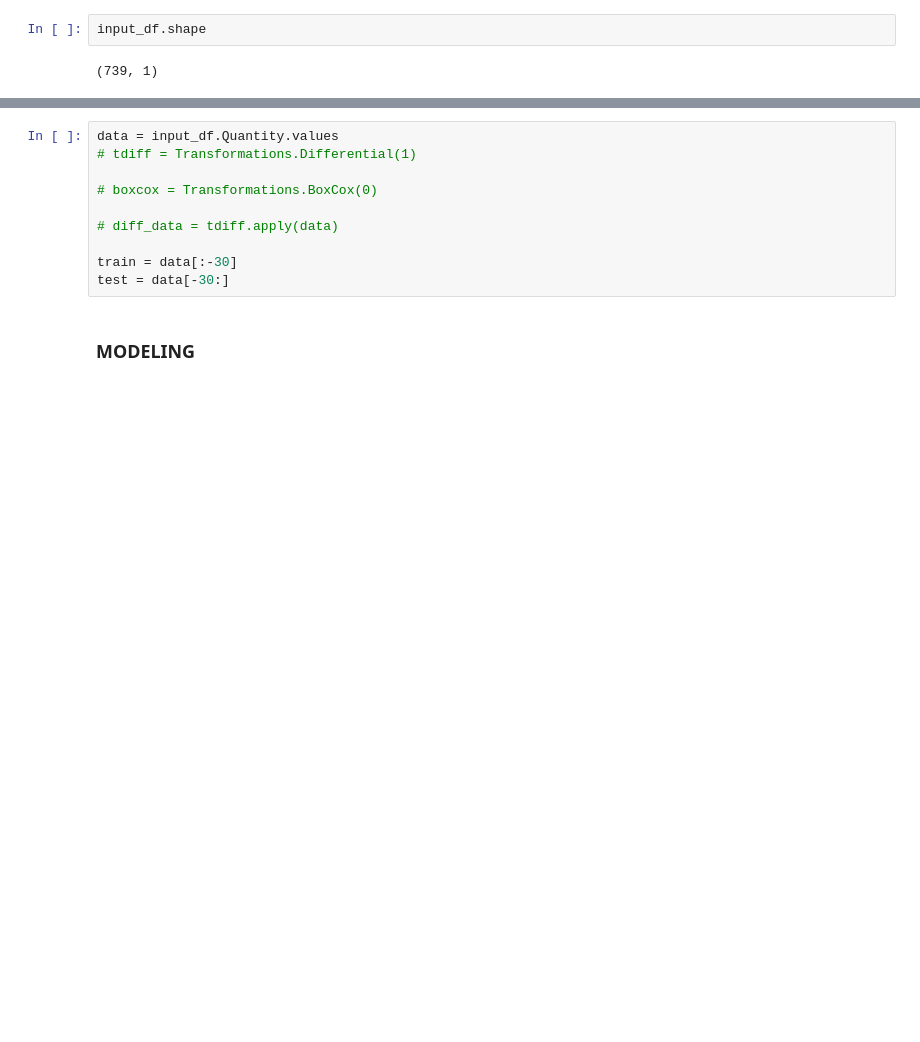
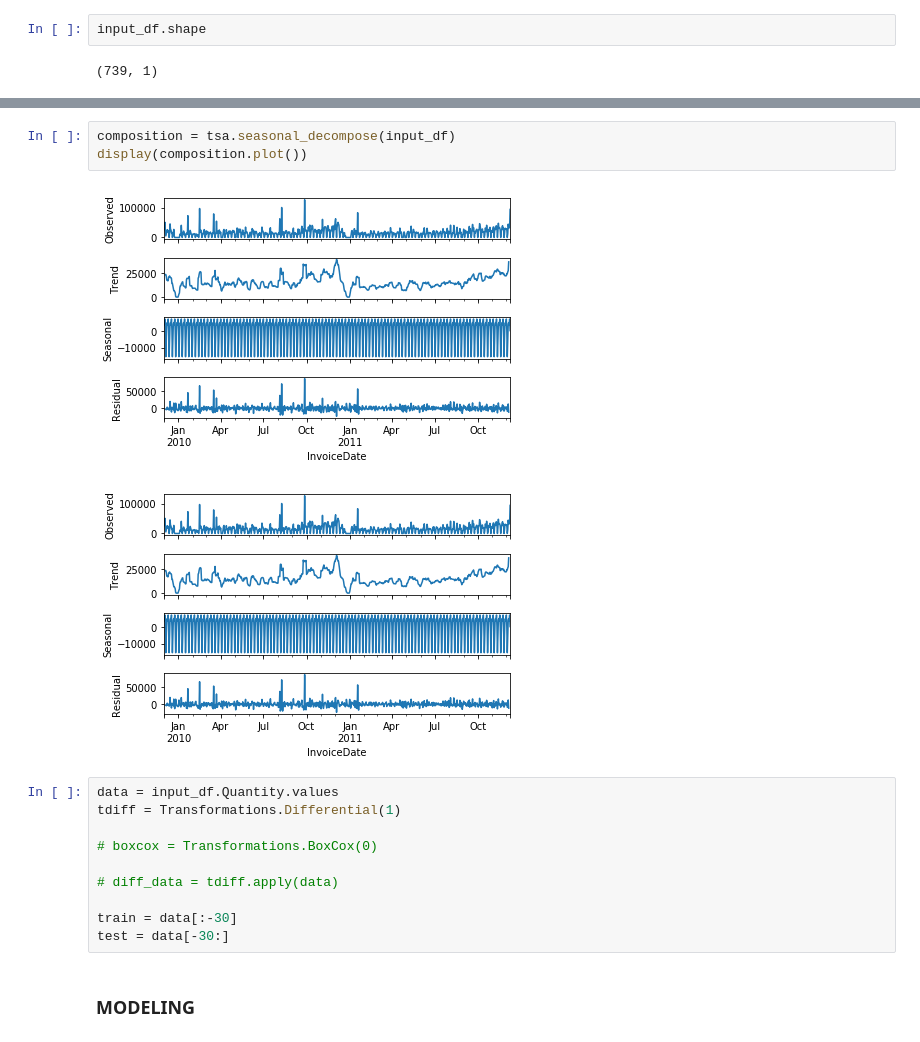
Before and after one commit to assulthoni/OnlineRetailFTS, a Jupyter notebook: PyFTS.ipynb, the cells around one changed output, grey strips where cells are left out. Saved outputs shown, nothing was run; the diff lists cells and outputs as text; blank space fills up the shorter version.

```diff
--- a/PyFTS.ipynb
+++ b/PyFTS.ipynb
@@ -146,6 +155,12 @@ px.line(input_df, x=input_df.index, y="Quantity")
+# %%
+composition = tsa.seasonal_decompose(input_df)
+display(composition.plot())
+# %% [output]
+[figure, added]
+[figure, added]
 # %%
 data = input_df.Quantity.values
-# tdiff = Transformations.Differential(1)
+tdiff = Transformations.Differential(1)
 
 # boxcox = Transformations.BoxCox(0)
 
```
Also changed, not shown: parts of 8 cells of this notebook.
